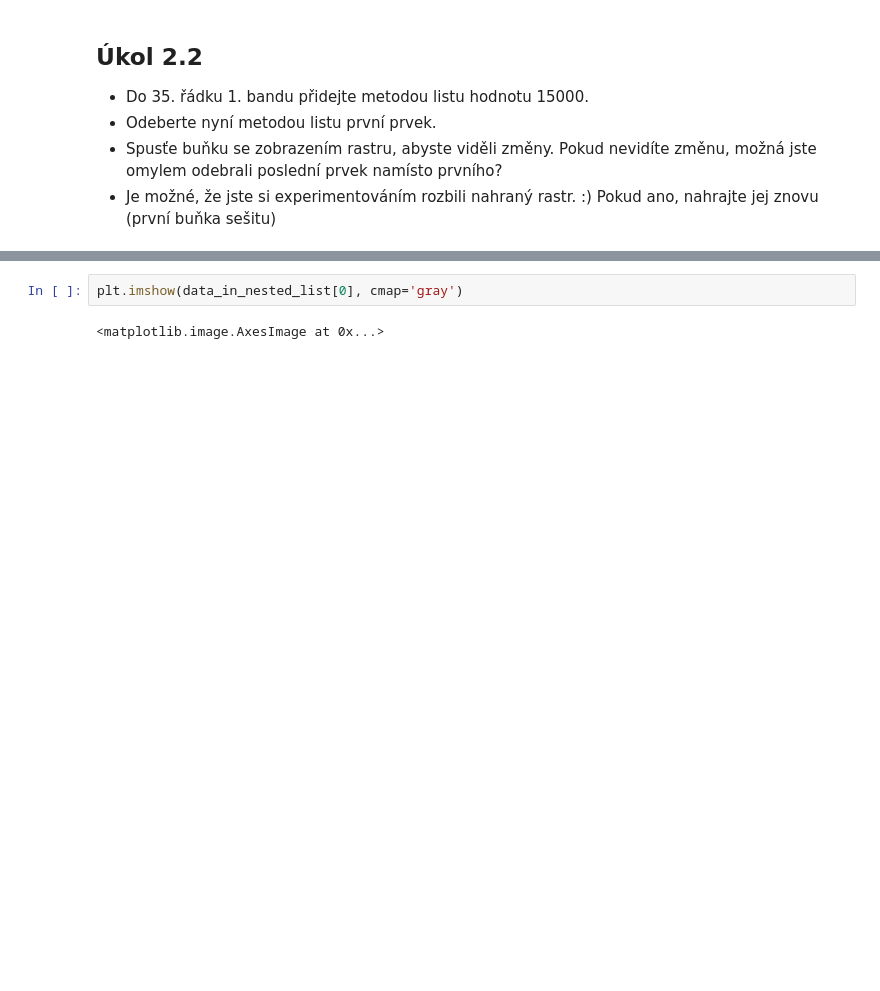
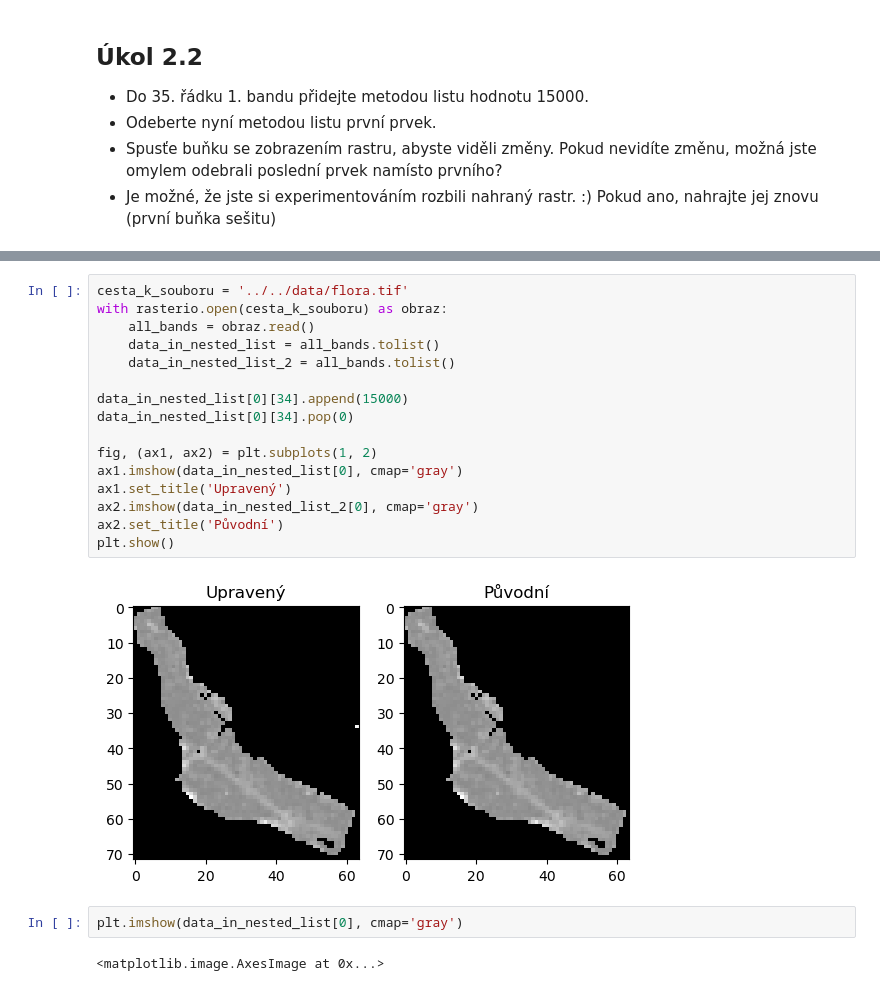
Before and after one commit to KGI-PRODA/2024, a Jupyter notebook: cviceni6/vanicek_cv6/lists_and_rasters.ipynb, the cells around one changed output, grey strips where cells are left out. Saved outputs shown, nothing was run; the diff lists cells and outputs as text; blank space fills up the shorter version.

```diff
--- a/cviceni6/vanicek_cv6/lists_and_rasters.ipynb
+++ b/cviceni6/vanicek_cv6/lists_and_rasters.ipynb
@@ -139,3 +140,21 @@ Můžete si poáhat vytvářením referencí na jednotlivé části snímku, ať
+# %%
+cesta_k_souboru = '../../data/flora.tif'
+with rasterio.open(cesta_k_souboru) as obraz:
+    all_bands = obraz.read()
+    data_in_nested_list = all_bands.tolist()
+    data_in_nested_list_2 = all_bands.tolist()
+
+data_in_nested_list[0][34].append(15000)
+data_in_nested_list[0][34].pop(0)
+
+fig, (ax1, ax2) = plt.subplots(1, 2)
+ax1.imshow(data_in_nested_list[0], cmap='gray')
+ax1.set_title('Upravený')
+ax2.imshow(data_in_nested_list_2[0], cmap='gray')
+ax2.set_title('Původní')
+plt.show()
+# %% [output]
+[figure, added]
 # %%
 plt.imshow(data_in_nested_list[0], cmap='gray')
 # %% [output]
```
Also changed, not shown: parts of 4 cells of this notebook.
